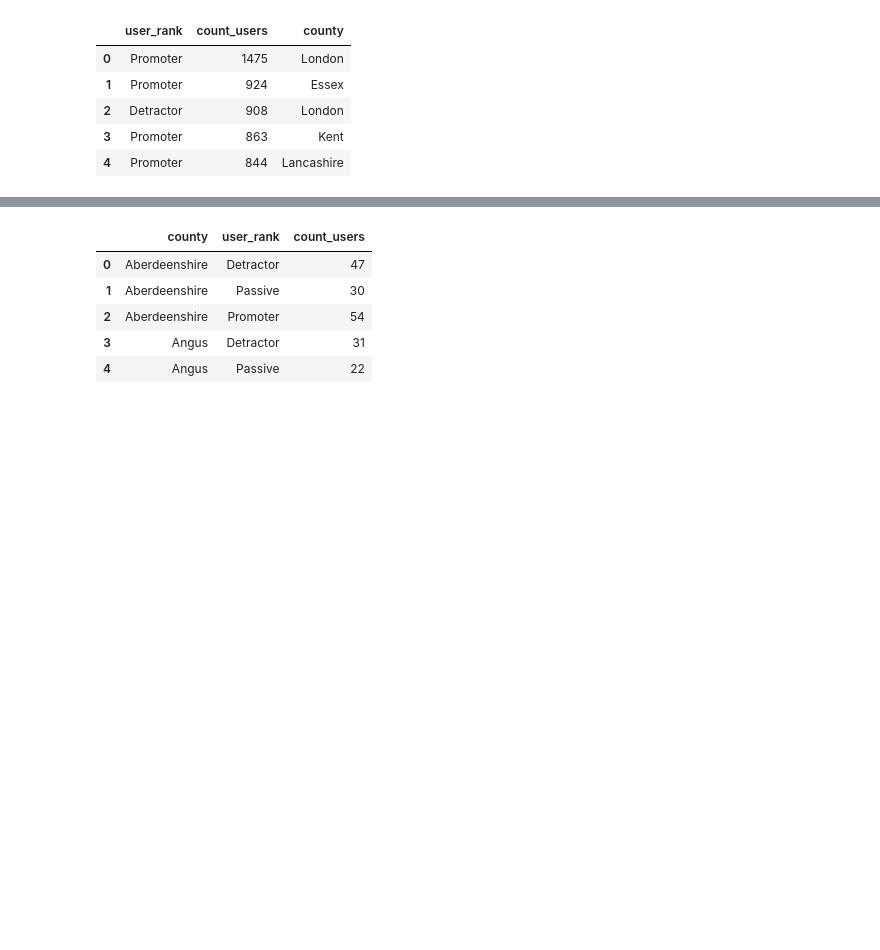
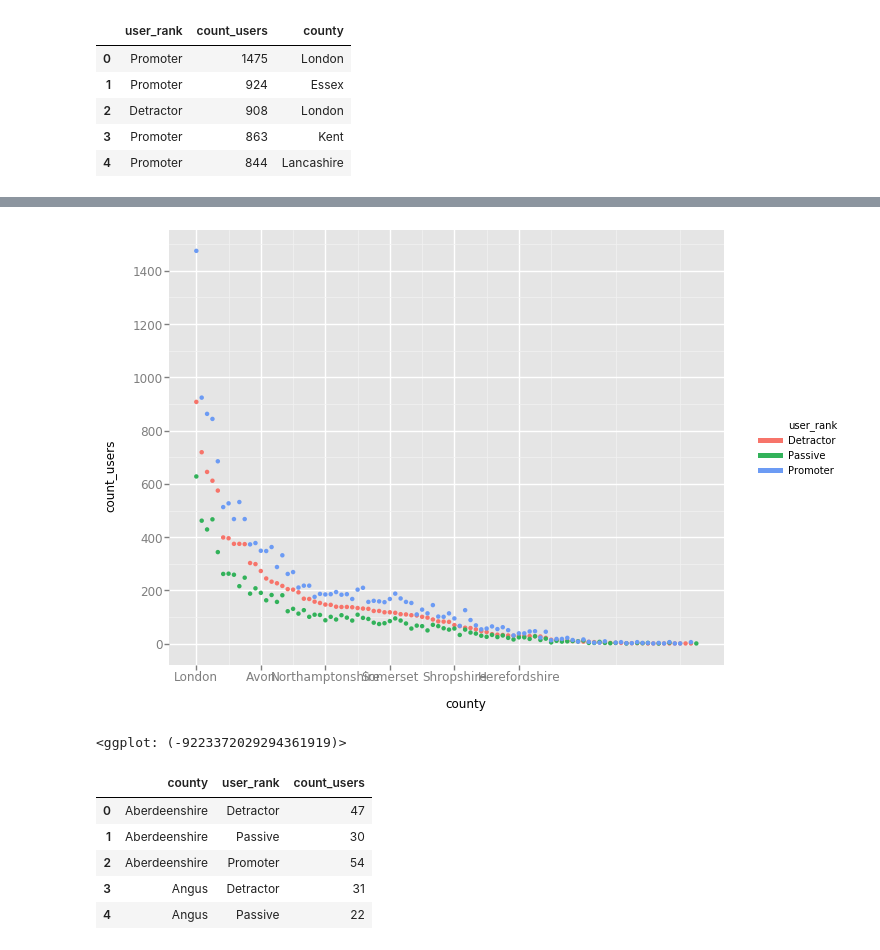
Before and after one commit to giacman/mybuilder_tech-task, a Jupyter notebook: tech_task.ipynb, the cells around one changed output, grey strips where cells are left out. Saved outputs shown, nothing was run; the diff lists cells and outputs as text; code cells hidden in the pictures; blank space fills up the shorter version.

```diff
--- a/tech_task.ipynb
+++ b/tech_task.ipynb
@@ -147,0 +148,2 @@ county_size.reset_index().head()
+# %%
+data_2.loc[(data_2.count_users <= 50), 'county'] = 'Generic_county'
@@ -147,0 +173,7 @@ county_size.reset_index().head()
+# %%
+ggplot(aes(x = "county", y = "count_users", color = 'user_rank'),data = data_2)+\
+        geom_point()+\
+        scale_x_continuous(breaks = (0,12,24,36,48,60))
+# %% [output]
+[figure, added]
+<ggplot: (-9223372029294361919)>
```
Also changed, not shown: parts of 15 cells of this notebook.
